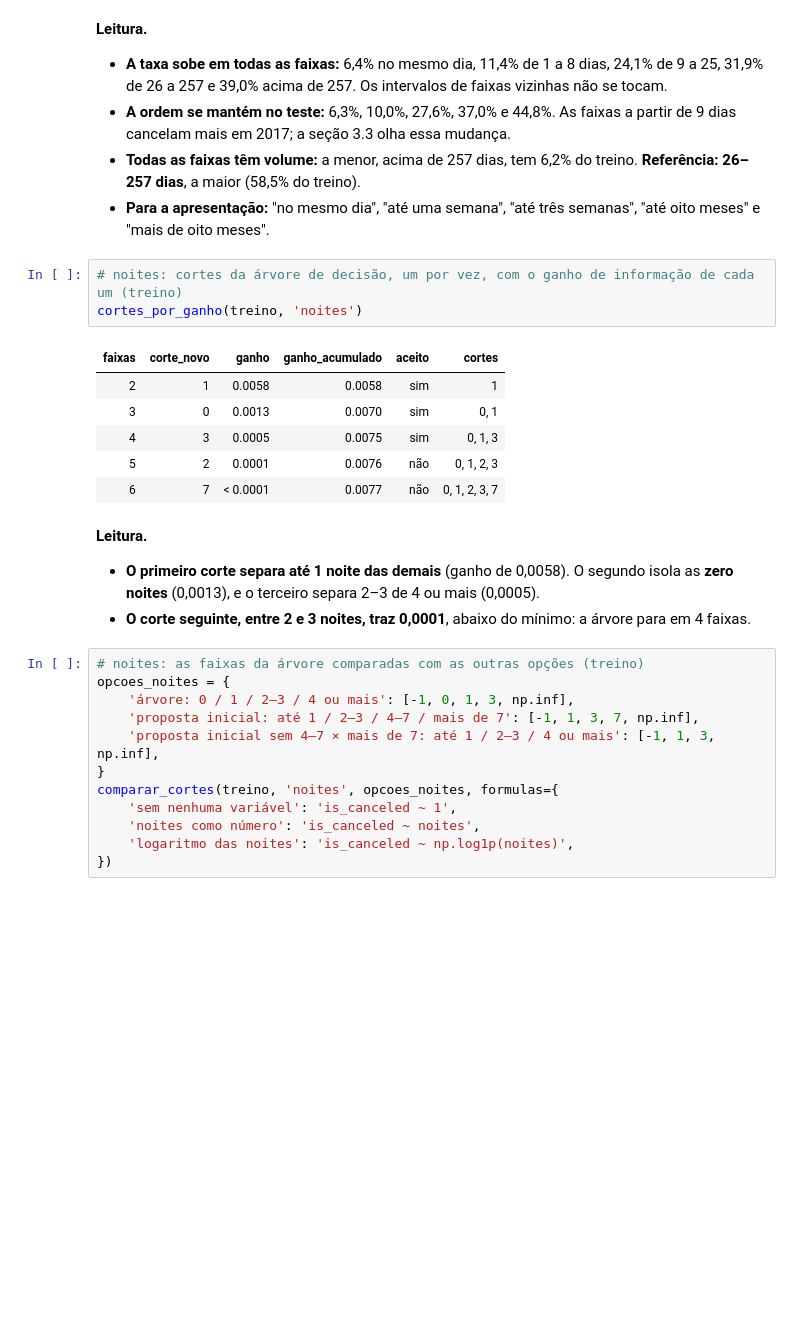
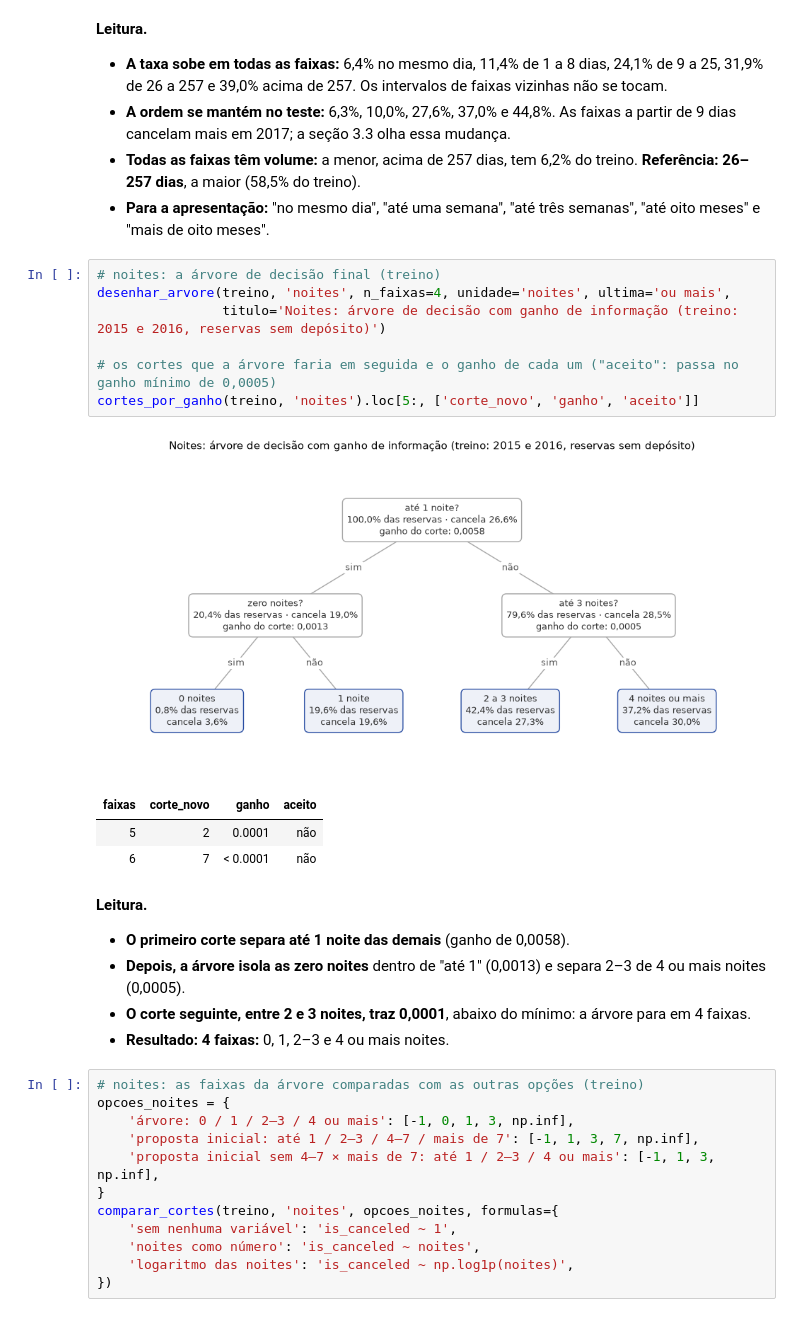
Before and after one commit to acrosatto/comunicacao-dados-mba, a Jupyter notebook: analise/ana/02_variaveis.ipynb, the cells around one changed output. Saved outputs shown, nothing was run; the diff lists cells and outputs as text; blank space fills up the shorter version.

```diff
--- a/analise/ana/02_variaveis.ipynb
+++ b/analise/ana/02_variaveis.ipynb
@@ -604,20 +607,24 @@ conferir_faixas('lead_time', faixas_lead, rotulos_lead,
 - **Todas as faixas têm volume:** a menor, acima de 257 dias, tem 6,2% do treino. **Referência: 26–257 dias**, a maior (58,5% do treino).
 - **Para a apresentação:** "no mesmo dia", "até uma semana", "até três semanas", "até oito meses" e "mais de oito meses".
 # %%
-# noites: cortes da árvore de decisão, um por vez, com o ganho de informação de cada um (treino)
-cortes_por_ganho(treino, 'noites')
+# noites: a árvore de decisão final (treino)
+desenhar_arvore(treino, 'noites', n_faixas=4, unidade='noites', ultima='ou mais',
+                titulo='Noites: árvore de decisão com ganho de informação (treino: 2015 e 2016, reservas sem depósito)')
+
+# os cortes que a árvore faria em seguida e o ganho de cada um ("aceito": passa no ganho mínimo de 0,0005)
+cortes_por_ganho(treino, 'noites').loc[5:, ['corte_novo', 'ganho', 'aceito']]
 # %% [output]
+[figure, added]
-| faixas | corte_novo | ganho | ganho_acumulado | aceito | cortes |
-| 2 | 1 | 0.0058 | 0.0058 | sim | 1 |
-| 3 | 0 | 0.0013 | 0.0070 | sim | 0, 1 |
-| 4 | 3 | 0.0005 | 0.0075 | sim | 0, 1, 3 |
-| 5 | 2 | 0.0001 | 0.0076 | não | 0, 1, 2, 3 |
-| 6 | 7 | < 0.0001 | 0.0077 | não | 0, 1, 2, 3, 7 |
+| faixas | corte_novo | ganho | aceito |
+| 5 | 2 | 0.0001 | não |
+| 6 | 7 | < 0.0001 | não |
 # %% [markdown]
 **Leitura.**
 
-- **O primeiro corte separa até 1 noite das demais** (ganho de 0,0058). O segundo isola as **zero noites** (0,0013), e o terceiro separa 2–3 de 4 ou mais (0,0005).
+- **O primeiro corte separa até 1 noite das demais** (ganho de 0,0058).
+- **Depois, a árvore isola as zero noites** dentro de "até 1" (0,0013) e separa 2–3 de 4 ou mais noites (0,0005).
 - **O corte seguinte, entre 2 e 3 noites, traz 0,0001**, abaixo do mínimo: a árvore para em 4 faixas.
+- **Resultado: 4 faixas:** 0, 1, 2–3 e 4 ou mais noites.
 # %%
 # noites: as faixas da árvore comparadas com as outras opções (treino)
 opcoes_noites = {
```
Also changed, not shown: parts of 4 cells of this notebook, 1 other file.
